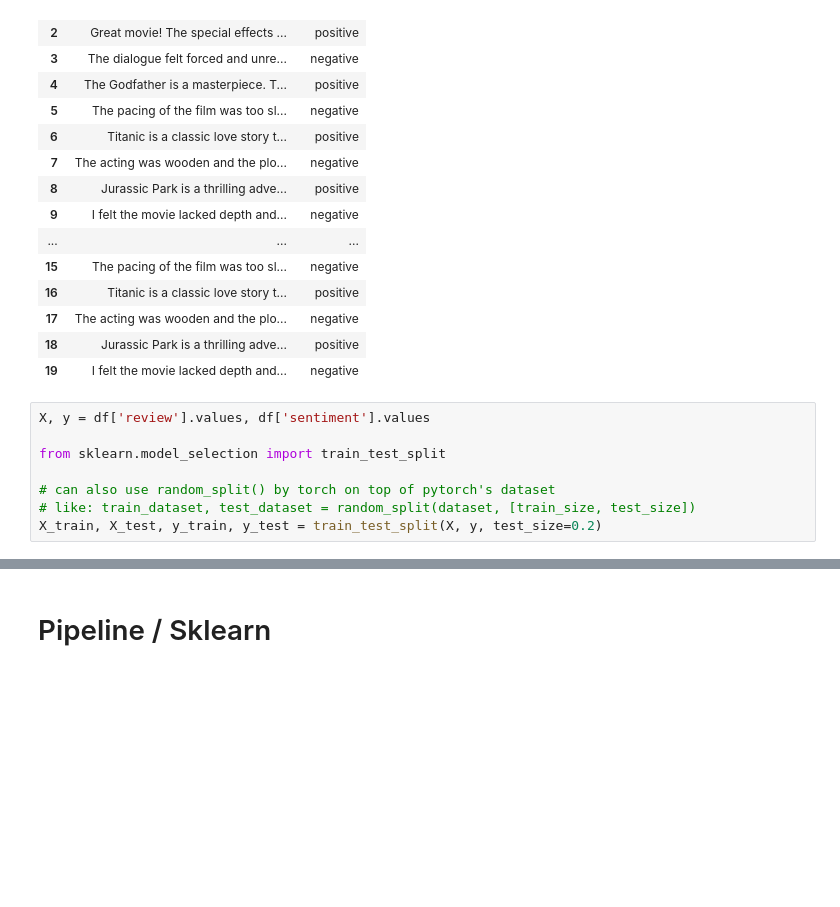
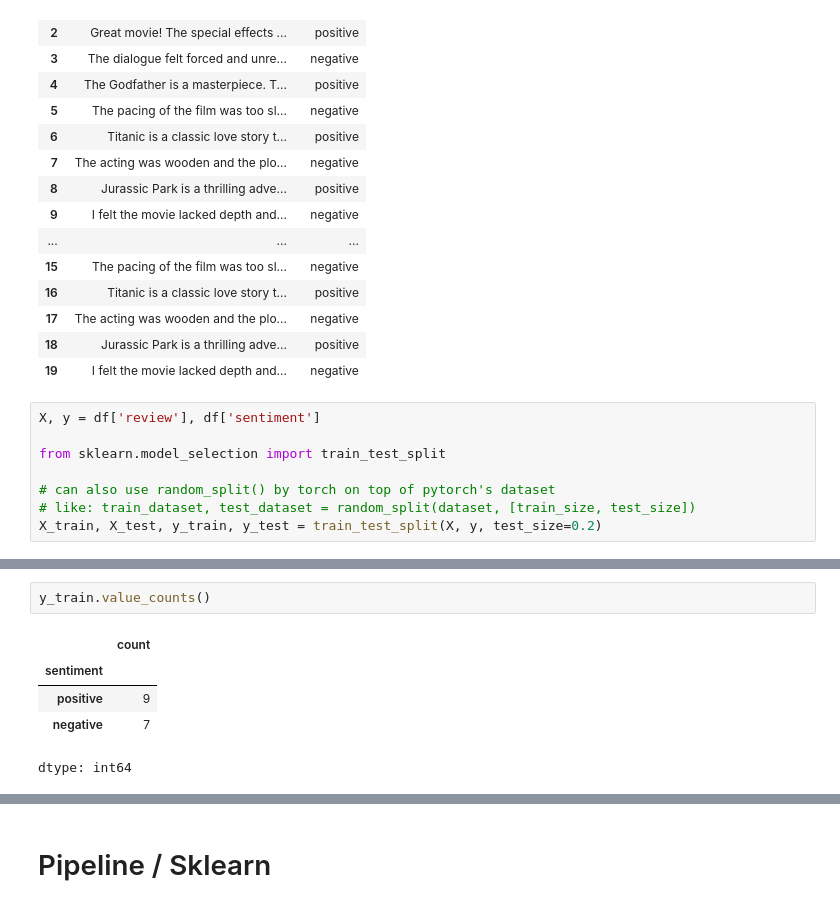
Before and after one commit to shah-zeb-naveed/nlp, a Jupyter notebook: nlp_pre_interview_refresher.ipynb, the cells around one changed output, grey strips where cells are left out. Cells and saved outputs as stored; diff of their text form; blank space fills up the shorter version.

```diff
--- a/nlp_pre_interview_refresher.ipynb
+++ b/nlp_pre_interview_refresher.ipynb
@@ -1154,7 +1941,7 @@ df
 | 18 | Jurassic Park is a thrilling adve... | positive |
 | 19 | I felt the movie lacked depth and... | negative |
 # %%
-X, y = df['review'].values, df['sentiment'].values
+X, y = df['review'], df['sentiment']
 
 from sklearn.model_selection import train_test_split
 
@@ -1172,3 +1951,11 @@ sns.barplot(x=['positive', 'negative'], y=counts.values)
+# %%
+y_train.value_counts()
+# %% [output]
+|  | count |
+| sentiment |  |
+| positive | 9 |
+| negative | 7 |
+dtype: int64
 # %%
 import torch
 from torch.nn.utils.rnn import pad_sequence
```
Also changed, not shown: parts of 104 cells of this notebook.
